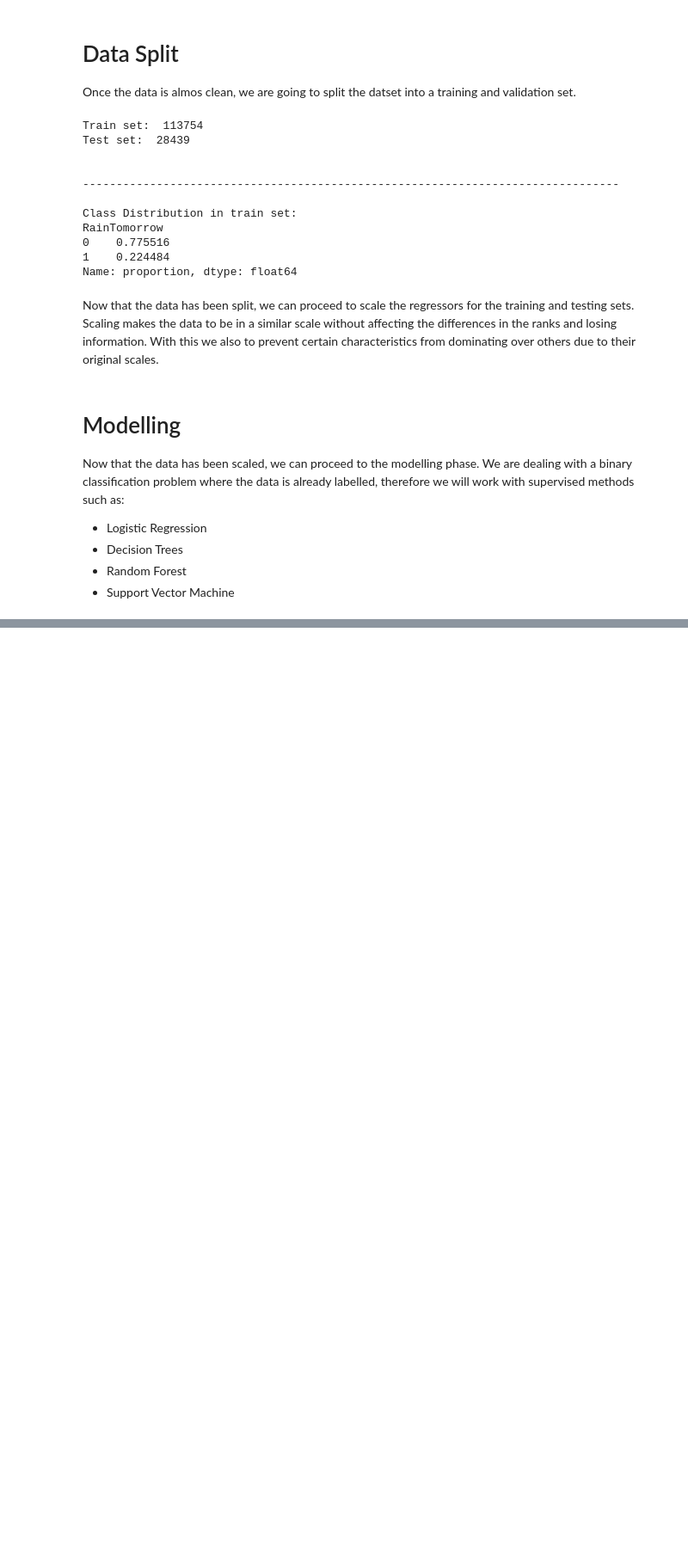
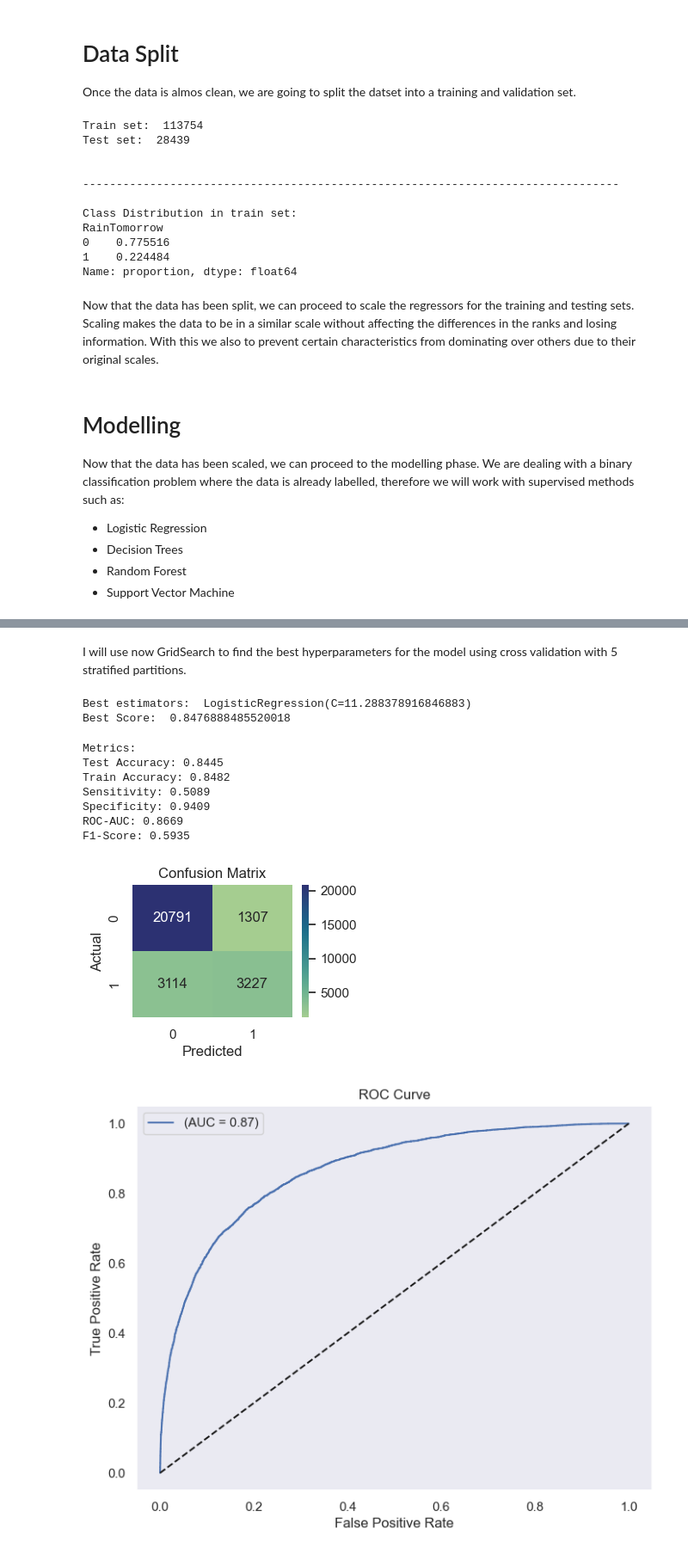
Before and after one commit to joseprau/RainAustraliaML, a Jupyter notebook: notebook.ipynb, the cells around one changed output, grey strips where cells are left out. Shown at 86% size. Drawn from its saved outputs; the diff is of its cells as text; code cells hidden in the pictures; blank space fills up the shorter version.

```diff
--- a/notebook.ipynb
+++ b/notebook.ipynb
@@ -654,7 +655,7 @@ Now that the data has been scaled, we can proceed to the modelling phase. We are
 # %%
 def evaluate_model(model, X_train= X_train_norm, y_train= y_train, X_test= X_test_norm, y_test= y_test):
     """
-    Function to evaluate a model.
+    Function to evaluate a model already trained.
 
     Arguments
     ------------
@@ -672,9 +673,6 @@ def evaluate_model(model, X_train= X_train_norm, y_train= y_train, X_test= X_tes
     Dict with main metrics
     """
 
-    # Train the model
-    model.fit(X_train, y_train)
-
 
     # Make predictions
     y_pred = model.predict(X_test)
@@ -688,7 +686,7 @@ def evaluate_model(model, X_train= X_train_norm, y_train= y_train, X_test= X_tes
     sensitivity = cm[1, 1] / (cm[1, 1] + cm[1, 0])  # True Positive Rate
     specificity = cm[0, 0] / (cm[0, 0] + cm[0, 1])  # True Negative Rate
     roc_auc = roc_auc_score(y_test, y_proba)
-
+    f1_score_kpi = f1_score(y_test, y_pred)
 
     # Print evaluation metrics
     print(f"\nMetrics: ")
@@ -697,6 +695,7 @@ def evaluate_model(model, X_train= X_train_norm, y_train= y_train, X_test= X_tes
     print(f"Sensitivity: {sensitivity:.4f}")
     print(f"Specificity: {specificity:.4f}")
     print(f"ROC-AUC: {roc_auc:.4f}")
+    print(f"F1-Score: {f1_score_kpi:.4f}")
 
     # Plot Confusion matrix
     plt.figure(figsize=(3, 2))
@@ -723,7 +722,8 @@ def evaluate_model(model, X_train= X_train_norm, y_train= y_train, X_test= X_tes
             "accuracy_train": accuracy_train,
             "accuracy_test": accuracy_test,
             "sensibilitat": sensitivity,
-            "especificitat": specificity
+            "especificitat": specificity,
+            "F1_Score": f1_score_kpi
             }
 # %%
 results = {}
@@ -730,6 +732,11 @@ results = {}
 # %%
-logreg = LogisticRegression(random_state=42, max_iter= 1000)
+# Create the model
+logreg = LogisticRegression(random_state=42)
 
+# Train the model
+logreg.fit(X_train_norm, y_train)
+
+# Evaluate the model
 results["LogReg (Base)"] = evaluate_model(logreg)
 # %% [output]
 Metrics:
@@ -746,0 +758,23 @@ ROC-AUC: 0.8669
+# %% [markdown]
+I will use now GridSearch to find the best hyperparameters for the model using cross validation with 5 stratified partitions.
+# %%
+kfold = StratifiedKFold(n_splits= 5)
+
+logreg_params = [
+    {'C' : np.logspace(-4, 4, 20),
+    'max_iter' : [100, 1000,2500, 5000]
+    }
+]
+
+# Create
+logreg_grid = GridSearchCV(LogisticRegression(), param_grid= logreg_params, cv = kfold, n_jobs= -1, scoring= 'accuracy')
+
+# Train the GridSearch
+logreg_grid.fit(X_train_norm, y_train)
+
+
+print("Best estimators: ", logreg_grid.best_estimator_)
+print("Best Score: ", logreg_grid.best_score_)
+# %% [output]
+Best estimators:  LogisticRegression(C=11.288378916846883)
+Best Score:  0.8476888485520018
@@ -746,0 +785,14 @@ ROC-AUC: 0.8669
+# %%
+optimal_log = pickle.load(open('./models/logreg_gs.pkl', 'rb'))
+# %%
+results["LogReg (Tunned)"] = evaluate_model(optimal_log)
+# %% [output]
+Metrics:
+Test Accuracy: 0.8445
+Train Accuracy: 0.8482
+Sensitivity: 0.5089
+Specificity: 0.9409
+ROC-AUC: 0.8669
+F1-Score: 0.5935
+[figure, added]
+[figure, added]
```
Also changed, not shown: parts of 16 cells of this notebook, 3 other files.
